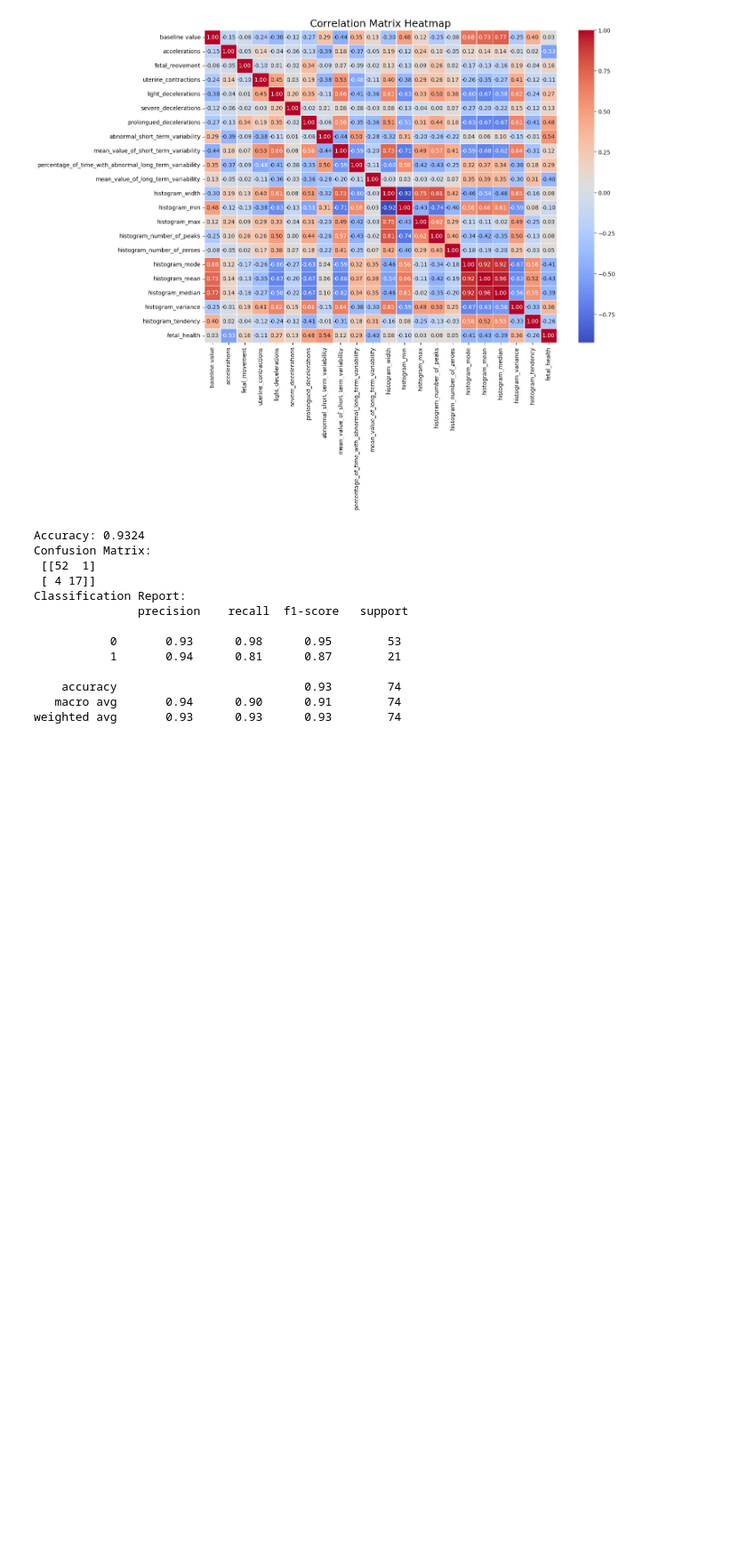
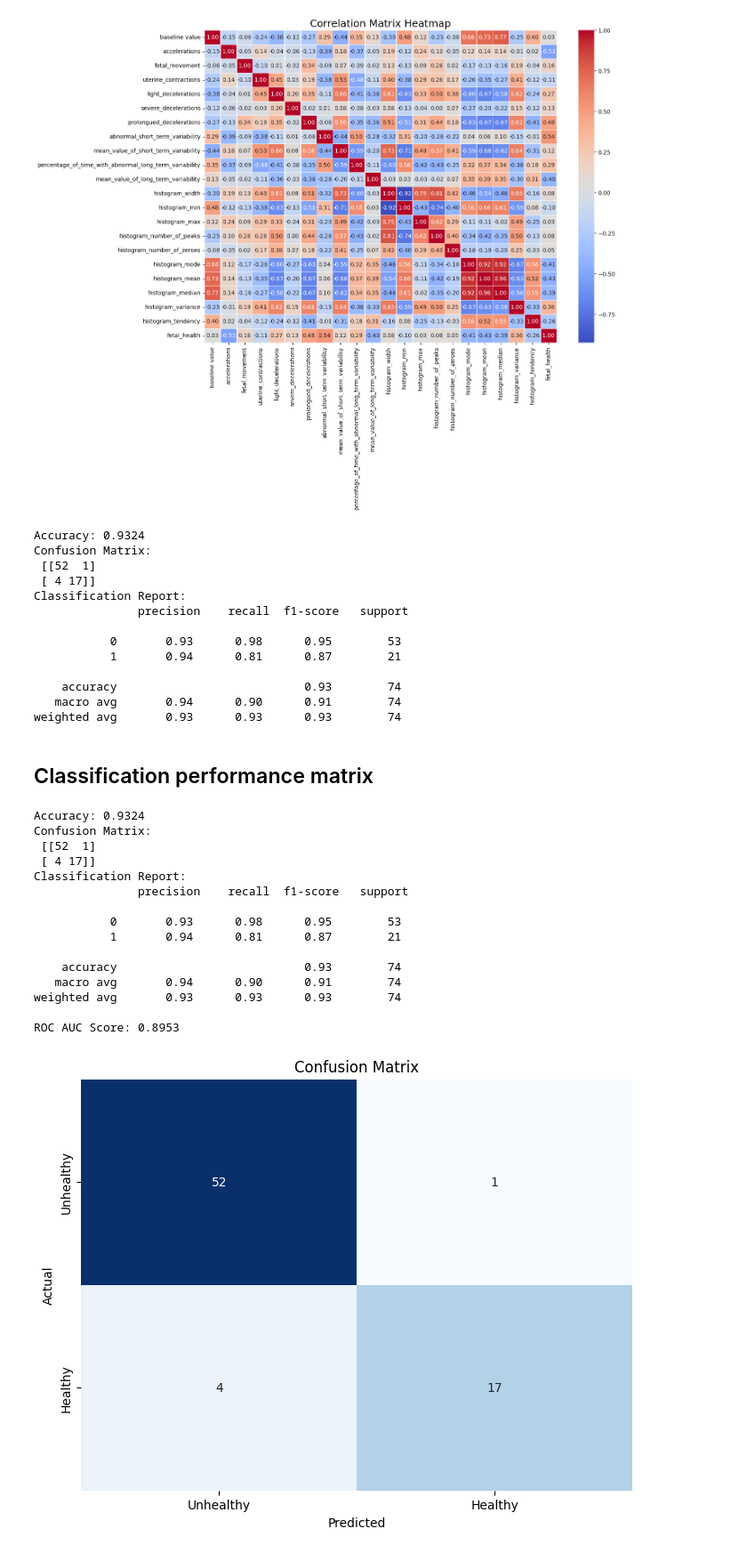
Before and after one commit to Manaya20/Fetal_Health_Classification, a Jupyter notebook: Fetal.ipynb, the cells around one changed output. Shown at 89% size. Drawn from its saved outputs; the diff is of its cells as text; code cells hidden in the pictures; blank space fills up the shorter version.

Commit message:
⚡️ add classification performance matrix

```diff
--- a/Fetal.ipynb
+++ b/Fetal.ipynb
@@ -240,3 +229,54 @@ Classification Report:
     accuracy                           0.93        74
    macro avg       0.94      0.90      0.91        74
 weighted avg       0.93      0.93      0.93        74
+# %% [markdown]
+## Classification performance matrix
+# %%
+accuracy = accuracy_score(y_test, y_pred)
+conf_matrix = confusion_matrix(y_test, y_pred)
+class_report = classification_report(y_test, y_pred)
+roc_auc = roc_auc_score(y_test, y_pred)
+
+print(f'Accuracy: {accuracy:.4f}')
+print('Confusion Matrix:\n', conf_matrix)
+print('Classification Report:\n', class_report)
+print(f'ROC AUC Score: {roc_auc:.4f}')
+
+# Plot confusion matrix as a heatmap
+plt.figure(figsize=(8, 6))
+sns.heatmap(conf_matrix, annot=True, fmt='d', cmap='Blues', cbar=False, xticklabels=['Unhealthy', 'Healthy'], yticklabels=['Unhealthy', 'Healthy'])
+plt.title('Confusion Matrix')
+plt.ylabel('Actual')
+plt.xlabel('Predicted')
+plt.show()
+
+# ROC Curve
+fpr, tpr, _ = roc_curve(y_test, y_pred)
+roc_display = RocCurveDisplay(fpr=fpr, tpr=tpr, roc_auc=roc_auc, estimator_name="Logistic Regression")
+roc_display.plot()
+plt.title('ROC Curve')
+plt.show()
+
+# Precision-Recall Curve
+precision, recall, _ = precision_recall_curve(y_test, y_pred)
+pr_display = PrecisionRecallDisplay(precision=precision, recall=recall, estimator_name="Logistic Regression")
+pr_display.plot()
+plt.title('Precision-Recall Curve')
+plt.show()
+# %% [output]
+Accuracy: 0.9324
+Confusion Matrix:
+ [[52  1]
+ [ 4 17]]
+Classification Report:
+               precision    recall  f1-score   support
+
+           0       0.93      0.98      0.95        53
+           1       0.94      0.81      0.87        21
+
+    accuracy                           0.93        74
+   macro avg       0.94      0.90      0.91        74
+weighted avg       0.93      0.93      0.93        74
+
+ROC AUC Score: 0.8953
+[figure, added]
```
Also changed, not shown: parts of 6 cells of this notebook.
